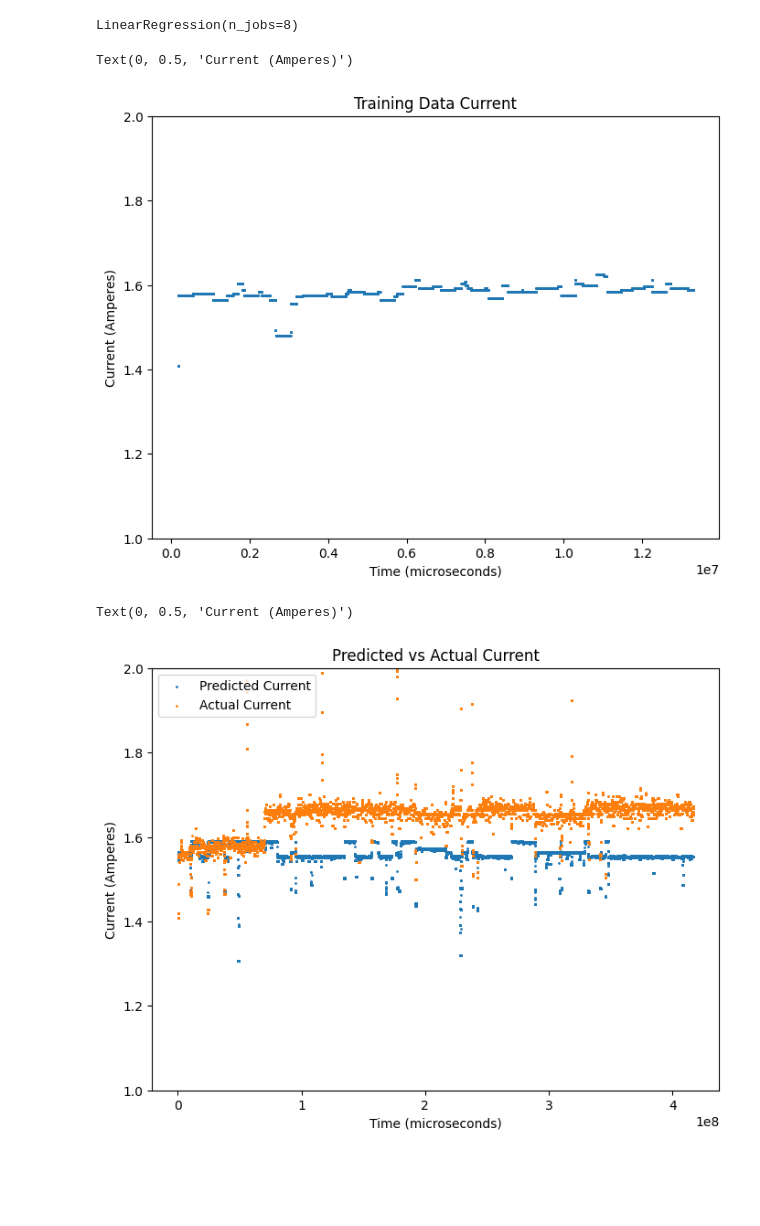
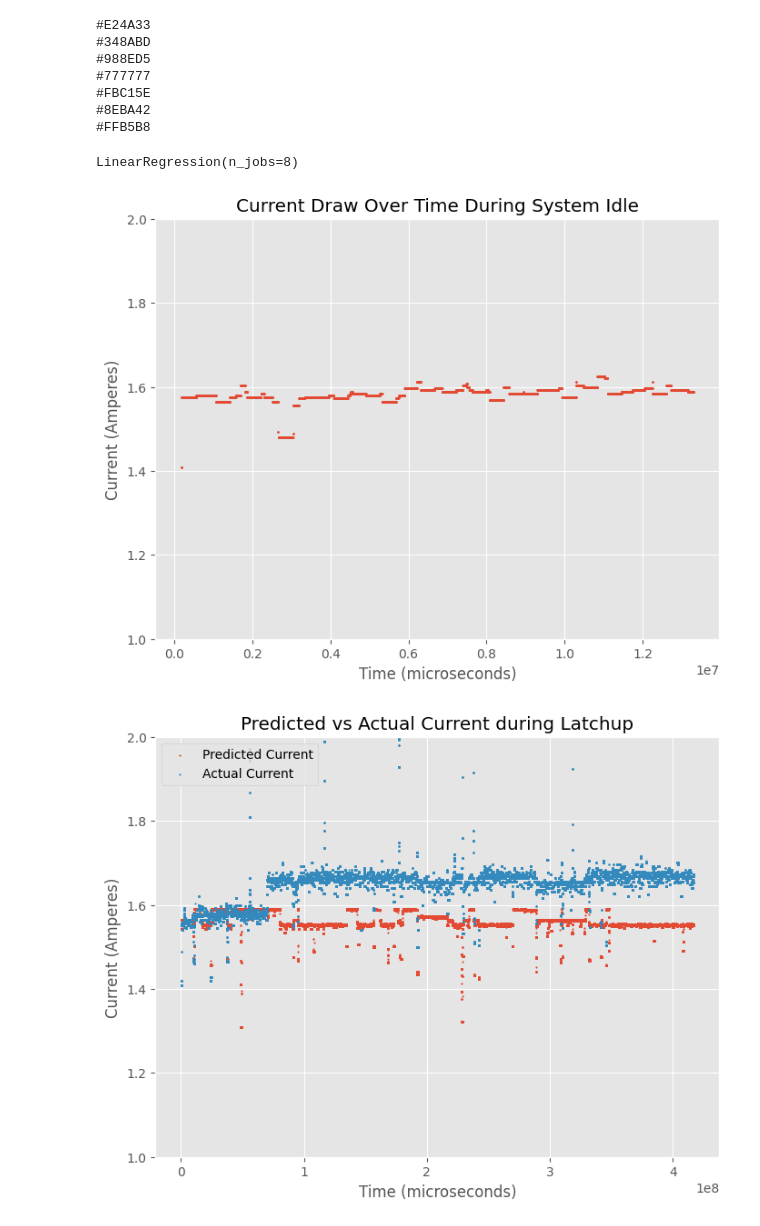
Before and after one commit to radshield/raspi-sel, a Jupyter notebook: analysis/perf_heuristic.ipynb, the cells around one changed output. Drawn from its saved outputs; the diff is of its cells as text; code cells hidden in the pictures; blank space fills up the shorter version.

```diff
--- a/analysis/perf_heuristic.ipynb
+++ b/analysis/perf_heuristic.ipynb
@@ -13,3 +13,5 @@ from sklearn.neural_network import MLPRegressor
 from sklearn.svm import SVR
 from sklearn.decomposition import PCA
 from sklearn.metrics import mean_squared_error, mean_absolute_error
+
+plt.style.use('ggplot')
@@ -24,3 +18,14 @@ please provide us feedback at https://github.com/pandas-dev/pandas/issues/54466
+# %%
+colors = plt.rcParams['axes.prop_cycle'].by_key()['color']
+print('\n'.join(color for color in colors))
+# %% [output]
+#E24A33
+#348ABD
+#988ED5
+#777777
+#FBC15E
+#8EBA42
+#FFB5B8
 # %%
 def percent_scaling(series):
     return (series / 100)
@@ -108,13 +113,14 @@ fig = plt.figure(figsize=(8, 6))
 ax = plt.gca()
 
 plt.scatter(idle_df['time'], idle_df['curr_filt'], label='actual', s=1)
-plt.title('Training Data Current')
+plt.title('Current Draw Over Time During System Idle')
 ax.set_ylim([1,2])
 ax.set_xlabel("Time (microseconds)")
 ax.set_ylabel("Current (Amperes)")
+
+plt.savefig("sel_current_test.pdf", format="pdf", bbox_inches="tight")
 # %% [output]
-Text(0, 0.5, 'Current (Amperes)')
-[figure, old version]
+[figure, new version]
 # %%
 latchup_df = pd.read_csv('../results/disk-idle-long.csv')
 latchup_df.loc[latchup_start:,'current'] += 0.08
@@ -134,17 +140,18 @@ latchup_df['curr_pred_min'] = latchup_df['curr_pred'].rolling(window=k, center=T
 # %%
 fig = plt.figure(figsize=(8, 6))
 ax = plt.gca()
 
 plt.scatter(latchup_df['time'], latchup_df['curr_pred_min'], label='predicted', s=1)
 plt.scatter(latchup_df['time'], latchup_df['curr_filt'], label='actual', s=1)
 plt.legend(['Predicted Current', 'Actual Current'], loc='upper left')
-plt.title('Predicted vs Actual Current')
+plt.title('Predicted vs Actual Current during Latchup')
 ax.set_ylim([1,2])
 ax.set_xlabel("Time (microseconds)")
 ax.set_ylabel("Current (Amperes)")
+
+plt.savefig("sel_current_latchup.pdf", format="pdf", bbox_inches="tight")
 # %% [output]
-Text(0, 0.5, 'Current (Amperes)')
-[figure, old version]
+[figure, new version]
 # %%
 detect_latchup_diff(latchup_df, latchup_start)
 # %% [output]
```
Also changed, not shown: parts of 14 cells of this notebook, 3 other files.
